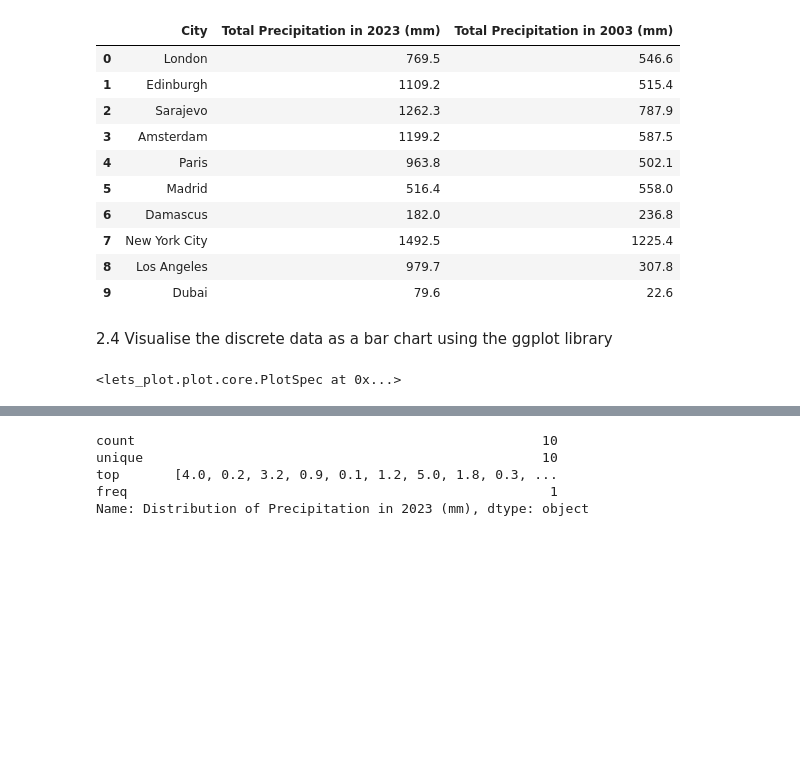
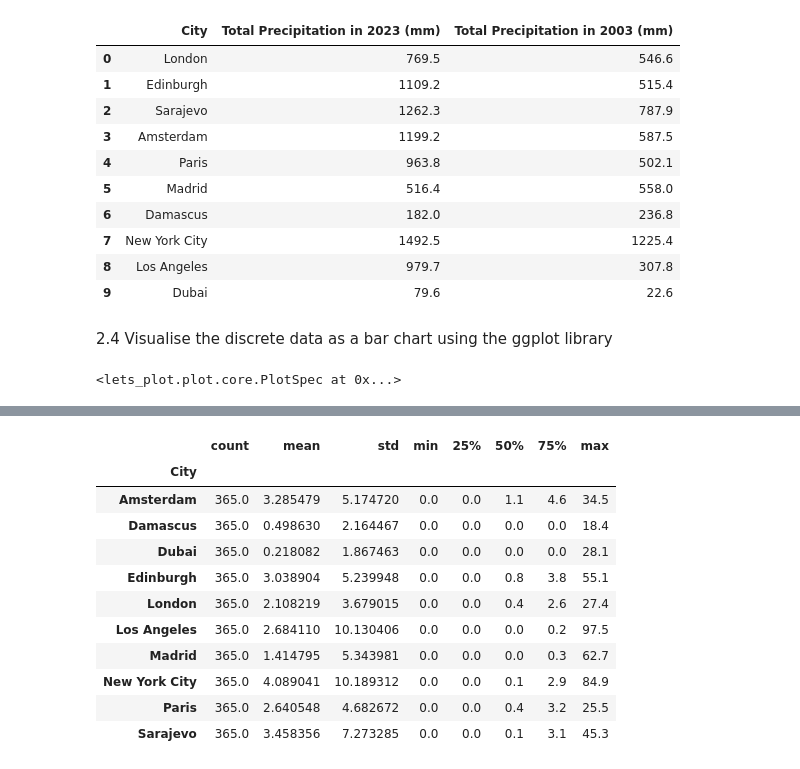
Before and after one commit to nadiabegic/global-weather-analysis, a Jupyter notebook: code/NB02 - Data Analysis.ipynb, the cells around one changed output, grey strips where cells are left out. Cells and saved outputs as stored; diff of their text form; code cells hidden in the pictures; blank space fills up the shorter version.

```diff
--- a/code/NB02 - Data Analysis.ipynb
+++ b/code/NB02 - Data Analysis.ipynb
@@ -270,10 +228,17 @@ df_dist_prec_2023
 # %%
-# test
-df_dist_prec_2023['Distribution of Precipitation in 2023 (mm)'].describe()
+# view the summary statistics of the dataframe
+plot_daily_prec_2023_df.groupby('City')['Daily Precipitation in 2023 (mm)'].describe()
 # %% [output]
-count                                                    10
-unique                                                   10
-top       [4.0, 0.2, 3.2, 0.9, 0.1, 1.2, 5.0, 1.8, 0.3, ...
-freq                                                      1
-Name: Distribution of Precipitation in 2023 (mm), dtype: object
+|  | count | mean | std | min | 25% | 50% | 75% | max |
+| City |  |  |  |  |  |  |  |  |
+| Amsterdam | 365.0 | 3.285479 | 5.174720 | 0.0 | 0.0 | 1.1 | 4.6 | 34.5 |
+| Damascus | 365.0 | 0.498630 | 2.164467 | 0.0 | 0.0 | 0.0 | 0.0 | 18.4 |
+| Dubai | 365.0 | 0.218082 | 1.867463 | 0.0 | 0.0 | 0.0 | 0.0 | 28.1 |
+| Edinburgh | 365.0 | 3.038904 | 5.239948 | 0.0 | 0.0 | 0.8 | 3.8 | 55.1 |
+| London | 365.0 | 2.108219 | 3.679015 | 0.0 | 0.0 | 0.4 | 2.6 | 27.4 |
+| Los Angeles | 365.0 | 2.684110 | 10.130406 | 0.0 | 0.0 | 0.0 | 0.2 | 97.5 |
+| Madrid | 365.0 | 1.414795 | 5.343981 | 0.0 | 0.0 | 0.0 | 0.3 | 62.7 |
+| New York City | 365.0 | 4.089041 | 10.189312 | 0.0 | 0.0 | 0.1 | 2.9 | 84.9 |
+| Paris | 365.0 | 2.640548 | 4.682672 | 0.0 | 0.0 | 0.4 | 3.2 | 25.5 |
+| Sarajevo | 365.0 | 3.458356 | 7.273285 | 0.0 | 0.0 | 0.1 | 3.1 | 45.3 |
 # %% [markdown]
```
Also changed, not shown: parts of 26 cells of this notebook.
